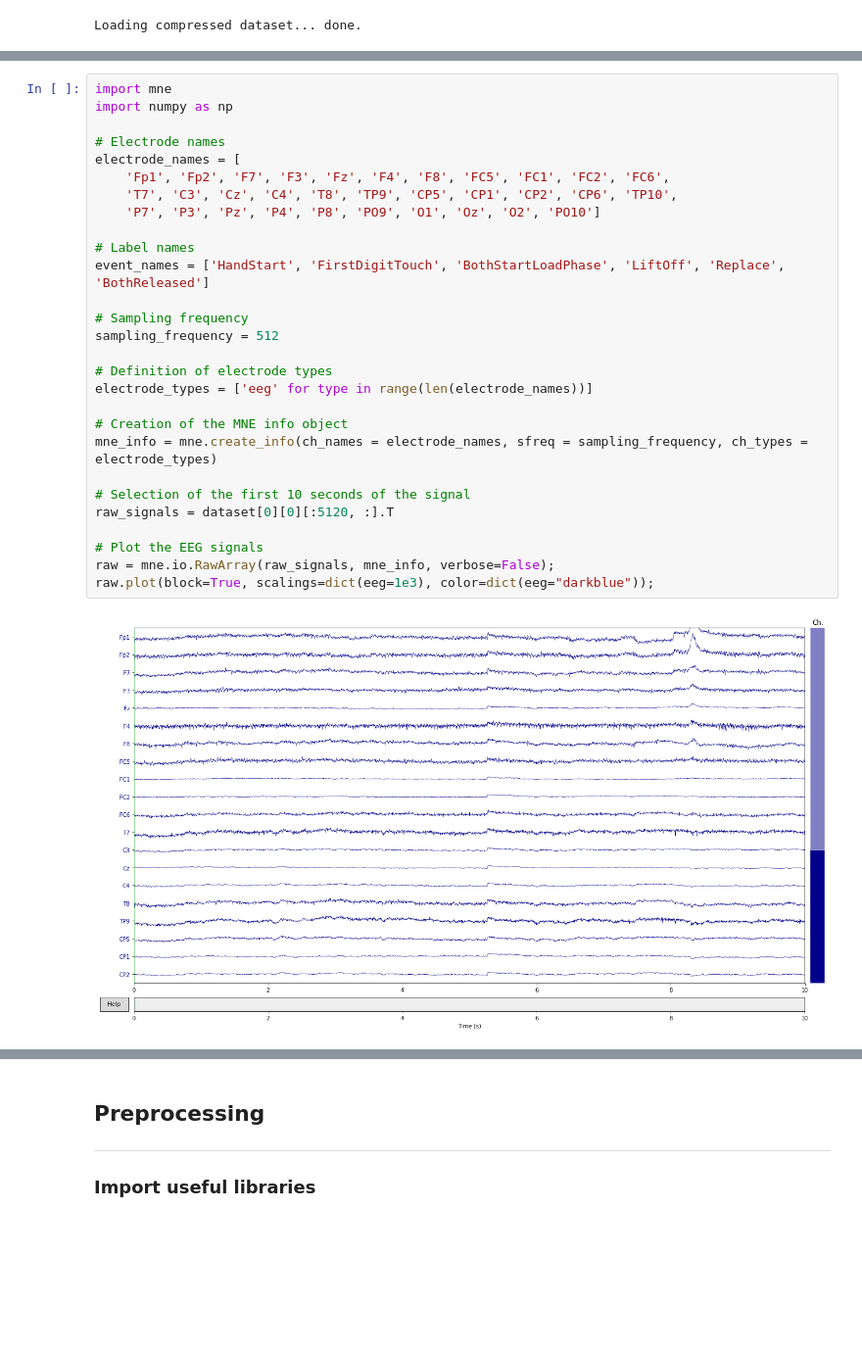
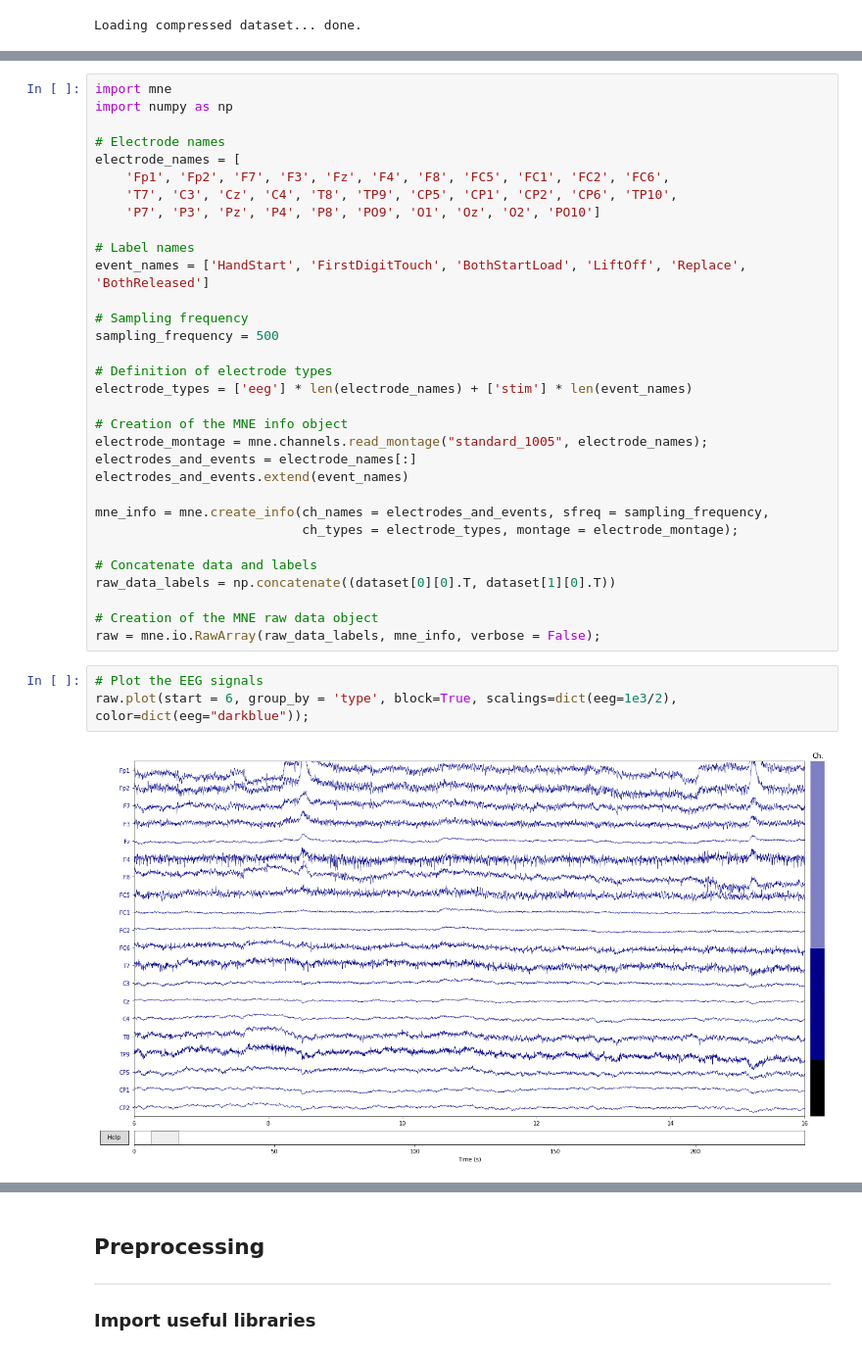
Before and after one commit to cedricsimar/Hand-Motions-Classification, a Jupyter notebook: main.ipynb, the cells around one changed output, grey strips where cells are left out. Shown at 98% size. Cells and saved outputs as stored; diff of their text form; blank space fills up the shorter version.

```diff
--- a/main.ipynb
+++ b/main.ipynb
@@ -104,22 +106,29 @@ electrode_names = [
     'P7', 'P3', 'Pz', 'P4', 'P8', 'PO9', 'O1', 'Oz', 'O2', 'PO10']
 
 # Label names
-event_names = ['HandStart', 'FirstDigitTouch', 'BothStartLoadPhase', 'LiftOff', 'Replace', 'BothReleased']
+event_names = ['HandStart', 'FirstDigitTouch', 'BothStartLoad', 'LiftOff', 'Replace', 'BothReleased']
 
 # Sampling frequency
-sampling_frequency = 512
+sampling_frequency = 500
 
 # Definition of electrode types
-electrode_types = ['eeg' for type in range(len(electrode_names))]
+electrode_types = ['eeg'] * len(electrode_names) + ['stim'] * len(event_names)
 
 # Creation of the MNE info object
-mne_info = mne.create_info(ch_names = electrode_names, sfreq = sampling_frequency, ch_types = electrode_types)
+electrode_montage = mne.channels.read_montage("standard_1005", electrode_names);
+electrodes_and_events = electrode_names[:]
+electrodes_and_events.extend(event_names)
 
-# Selection of the first 10 seconds of the signal
-raw_signals = dataset[0][0][:5120, :].T
+mne_info = mne.create_info(ch_names = electrodes_and_events, sfreq = sampling_frequency,
+                           ch_types = electrode_types, montage = electrode_montage);
 
-# Plot the EEG signals
-raw = mne.io.RawArray(raw_signals, mne_info, verbose=False);
-raw.plot(block=True, scalings=dict(eeg=1e3), color=dict(eeg="darkblue"));
+# Concatenate data and labels
+raw_data_labels = np.concatenate((dataset[0][0].T, dataset[1][0].T))
+
+# Creation of the MNE raw data object
+raw = mne.io.RawArray(raw_data_labels, mne_info, verbose = False);
-# %% [output]
-[figure, removed]
+# %%
+# Plot the EEG signals
+raw.plot(start = 6, group_by = 'type', block=True, scalings=dict(eeg=1e3/2), color=dict(eeg="darkblue"));
+# %% [output]
+[figure, added]
```
Also changed, not shown: parts of 6 cells of this notebook, 2 other files.
